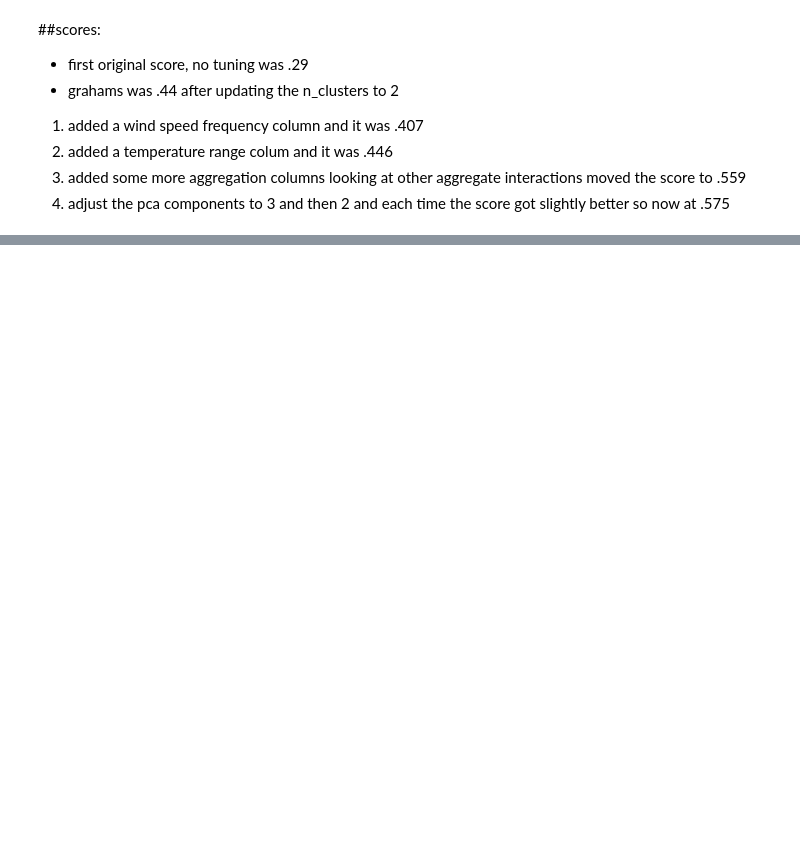
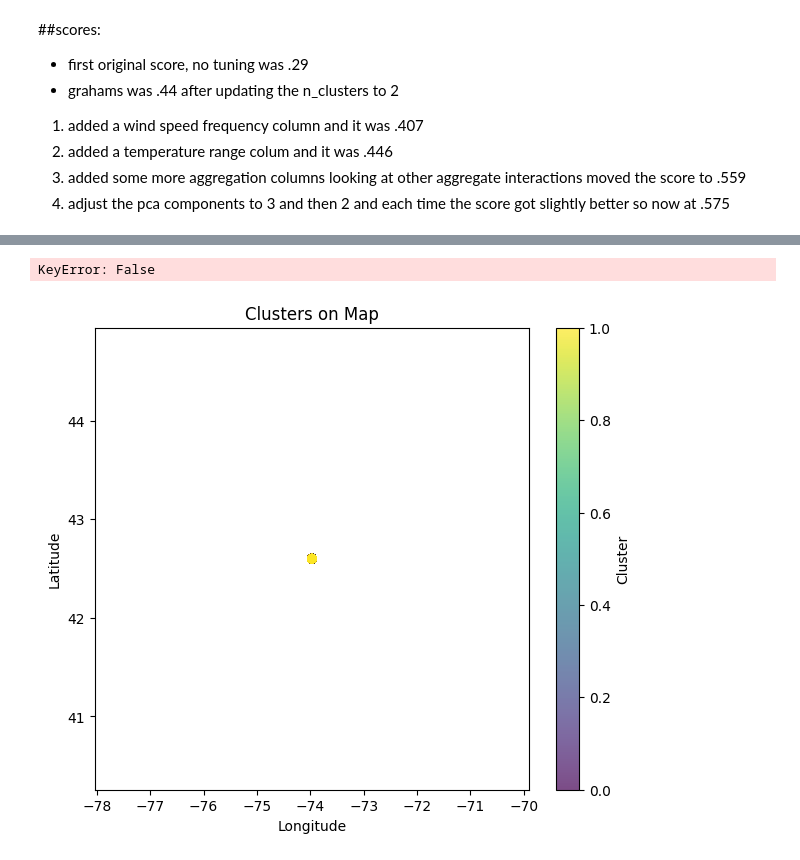
Before and after one commit to DamarTheMunginizer/New-York-State-Energy-Consumption, a Jupyter notebook: Project-5-checkpoint.ipynb, the cells around one changed output, grey strips where cells are left out. Drawn from its saved outputs; the diff is of its cells as text; code cells hidden in the pictures; blank space fills up the shorter version.

Commit message:
made graph

```diff
--- a/Project-5-checkpoint.ipynb
+++ b/Project-5-checkpoint.ipynb
@@ -415,0 +447,33 @@ plt.show()
+# %%
+df_2020 = weather_km[weather_km['date'].dt.year == 2020]['latitude' == 42.9361]
+# %% [output]
+KeyError: False
+# %%
+# Extract locations
+locations = df_2020[['latitude','longitude']]
+# %%
+def plot_clusters_on_map(locations_df, cluster_assignments, title="Clusters on Map"):
+    """
+    Plots each row of `locations_df` colored by its cluster assignment.
+
+    locations_df: pd.DataFrame with columns ['latitude','longitude'], shape=(n_locs,2)
+    cluster_assignments: np.ndarray of length n_locs
+    """
+    plt.figure(figsize=(7,6))
+    scatter = plt.scatter(
+        x=locations_df['longitude'],
+        y=locations_df['latitude'],
+        c=cluster_assignments,
+        cmap='viridis',
+        alpha=0.7
+    )
+    plt.colorbar(scatter, label="Cluster")
+    plt.xlabel("Longitude")
+    plt.ylabel("Latitude")
+    plt.title(title)
+    plt.show()
+
+# Now plot
+plot_clusters_on_map(locations, cluster_labels)
+# %% [output]
+[figure, added]
```
Also changed, not shown: parts of 10 cells of this notebook, 2 other files.
